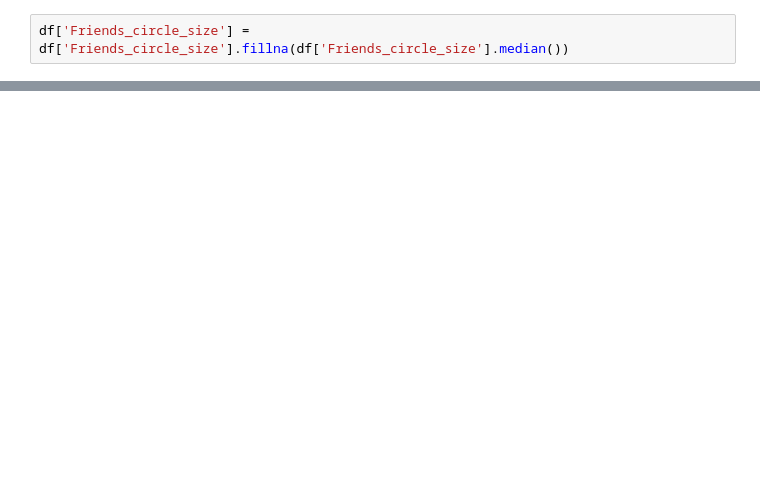
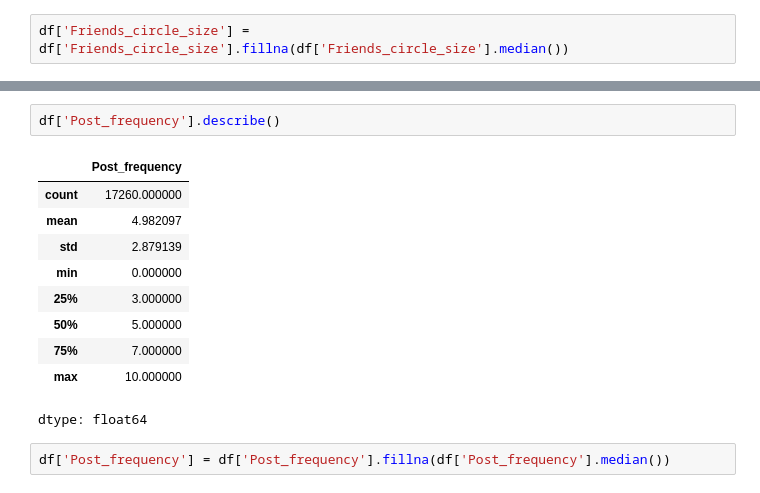
Before and after one commit to SanjayBista1010/Classification, a Jupyter notebook: IntrovertExtrovertAnalysis.ipynb, the cells around one changed output, grey strips where cells are left out. Saved outputs shown, nothing was run; the diff lists cells and outputs as text; blank space fills up the shorter version.

```diff
--- a/IntrovertExtrovertAnalysis.ipynb
+++ b/IntrovertExtrovertAnalysis.ipynb
@@ -105,0 +98,15 @@ df['Friends_circle_size'] = df['Friends_circle_size'].fillna(df['Friends_circle_
+# %%
+df['Post_frequency'].describe()
+# %% [output]
+|  | Post_frequency |
+| count | 17260.000000 |
+| mean | 4.982097 |
+| std | 2.879139 |
+| min | 0.000000 |
+| 25% | 3.000000 |
+| 50% | 5.000000 |
+| 75% | 7.000000 |
+| max | 10.000000 |
+dtype: float64
+# %%
+df['Post_frequency'] = df['Post_frequency'].fillna(df['Post_frequency'].median())
```
Also changed, not shown: parts of 5 cells of this notebook.
